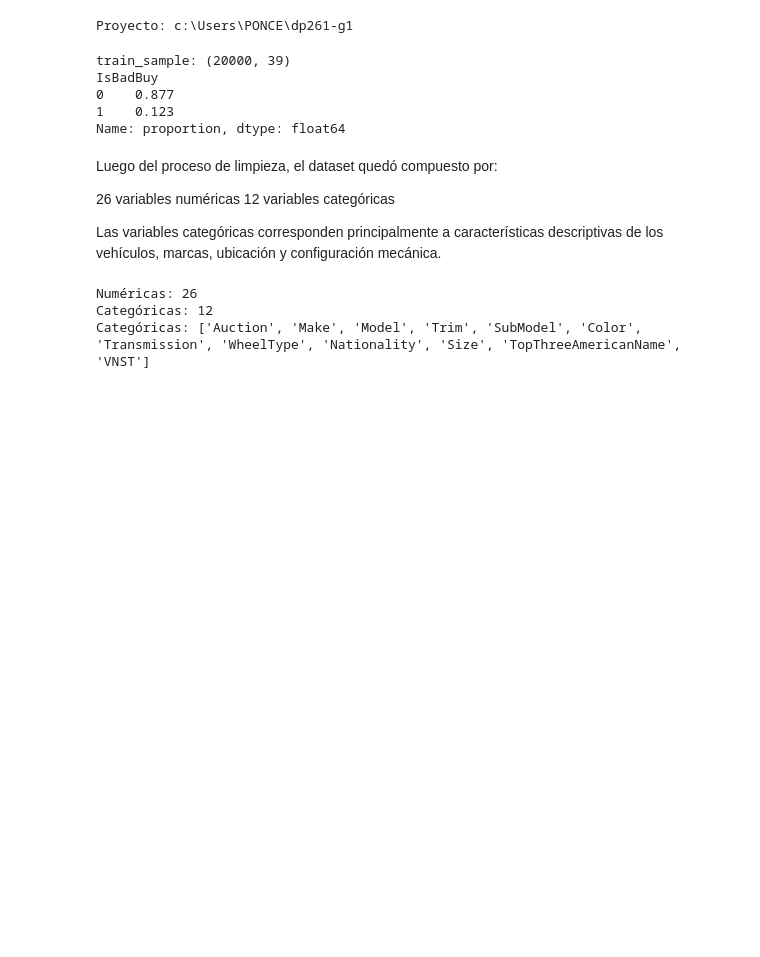
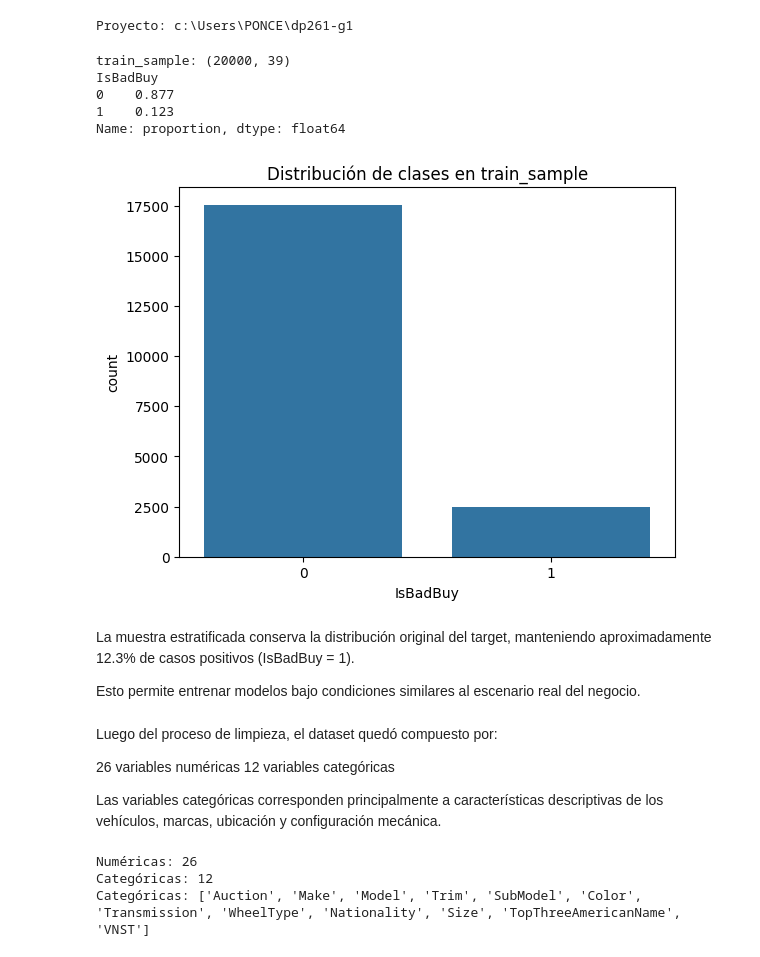
Before and after one commit to pucp-datanalytics/dp261-g1, a Jupyter notebook: notebooks/07_preprocessing_pipeline.ipynb, the cells around one changed output. Drawn from its saved outputs; the diff is of its cells as text; code cells hidden in the pictures; blank space fills up the shorter version.

Commit message:
add image

```diff
--- a/notebooks/07_preprocessing_pipeline.ipynb
+++ b/notebooks/07_preprocessing_pipeline.ipynb
@@ -50,6 +50,18 @@ IsBadBuy
 0    0.877
 1    0.123
 Name: proportion, dtype: float64
+# %%
+sns.countplot(x=y_sample)
+
+plt.title('Distribución de clases en train_sample')
+
+plt.show()
+# %% [output]
+[figure, added]
+# %% [markdown]
+La muestra estratificada conserva la distribución original del target, manteniendo aproximadamente 12.3% de casos positivos (IsBadBuy = 1).
+
+Esto permite entrenar modelos bajo condiciones similares al escenario real del negocio.
 # %%
 cols_to_drop = ['PRIMEUNIT', 'AUCGUART']
 
```
Also changed, not shown: parts of 6 cells of this notebook.
